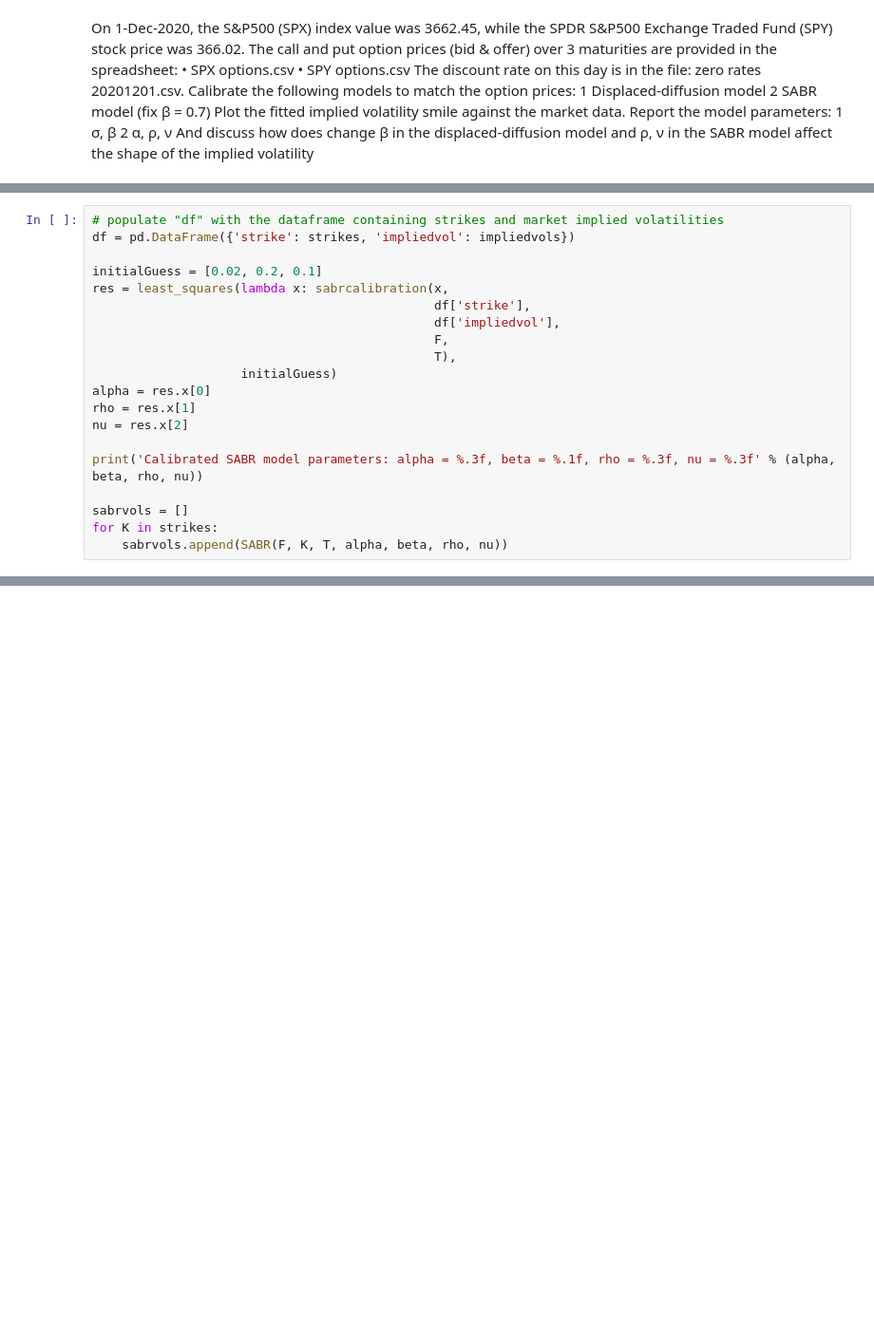
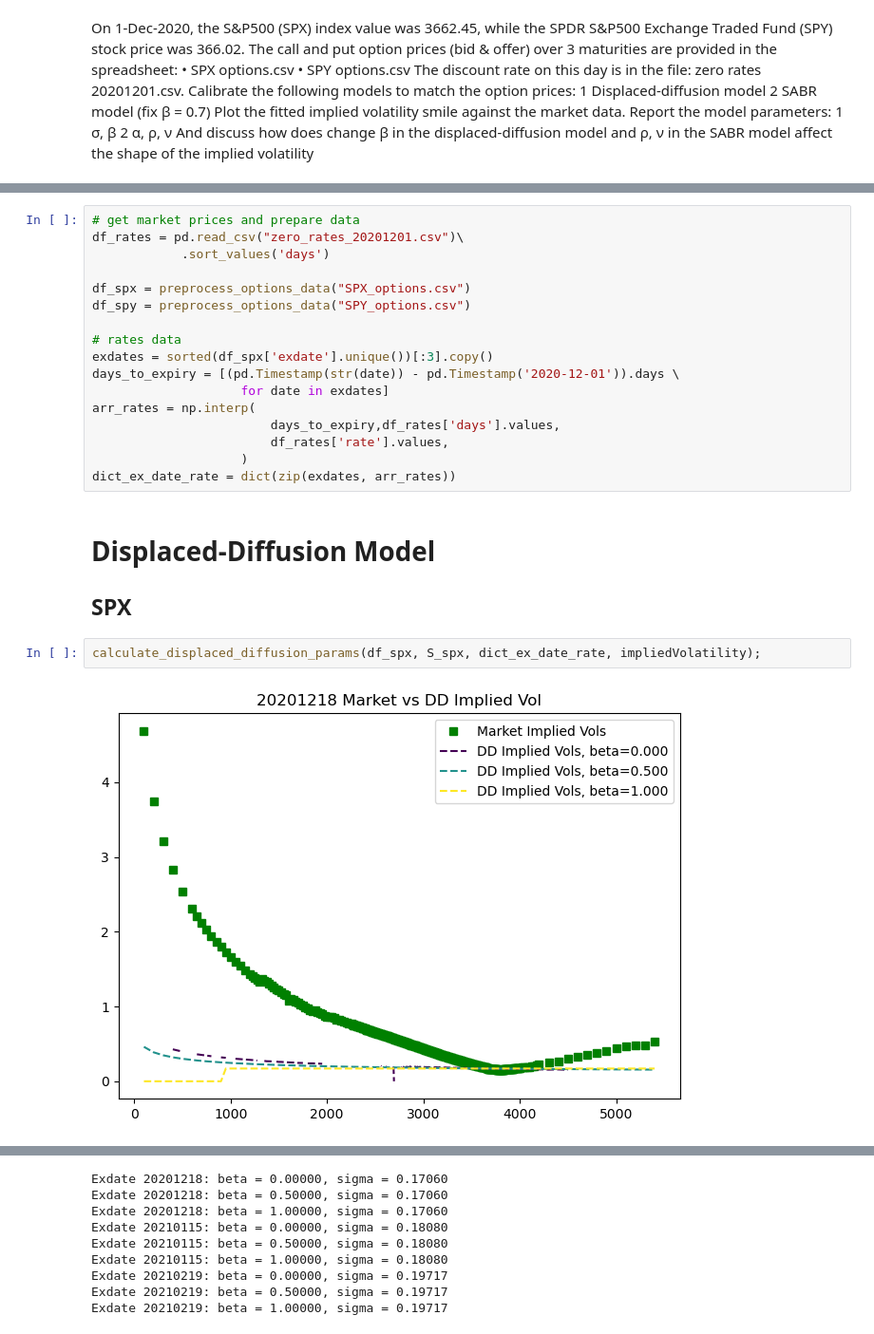
Before and after one commit to changjulian17/mqf_practice, a Jupyter notebook: QF620_Stochastic Modelling_in_Finance/Project/Part2.ipynb, the cells around one changed output, grey strips where cells are left out. Shown at 95% size. Cells and saved outputs as stored; diff of their text form; blank space fills up the shorter version.

```diff
--- a/QF620_Stochastic Modelling_in_Finance/Project/Part2.ipynb
+++ b/QF620_Stochastic Modelling_in_Finance/Project/Part2.ipynb
@@ -248,20 +24,0 @@ Calibrated SABR model parameters: alpha = 1.212, beta = 0.7, rho = -0.301, nu =
-# %%
-# populate "df" with the dataframe containing strikes and market implied volatilities
-df = pd.DataFrame({'strike': strikes, 'impliedvol': impliedvols})
-
-initialGuess = [0.02, 0.2, 0.1]
-res = least_squares(lambda x: sabrcalibration(x,
-                                              df['strike'],
-                                              df['impliedvol'],
-                                              F,
-                                              T),
-                    initialGuess)
-alpha = res.x[0]
-rho = res.x[1]
-nu = res.x[2]
-
-print('Calibrated SABR model parameters: alpha = %.3f, beta = %.1f, rho = %.3f, nu = %.3f' % (alpha, beta, rho, nu))
-
-sabrvols = []
-for K in strikes:
-    sabrvols.append(SABR(F, K, T, alpha, beta, rho, nu))
@@ -267,0 +488,24 @@ for K in strikes:
+# %%
+# get market prices and prepare data
+df_rates = pd.read_csv("zero_rates_20201201.csv")\
+            .sort_values('days')
+
+df_spx = preprocess_options_data("SPX_options.csv")
+df_spy = preprocess_options_data("SPY_options.csv")
+
+# rates data
+exdates = sorted(df_spx['exdate'].unique())[:3].copy()
+days_to_expiry = [(pd.Timestamp(str(date)) - pd.Timestamp('2020-12-01')).days \
+                    for date in exdates]
+arr_rates = np.interp(
+                        days_to_expiry,df_rates['days'].values,
+                        df_rates['rate'].values,
+                    )
+dict_ex_date_rate = dict(zip(exdates, arr_rates))
+# %% [markdown]
+# Displaced-Diffusion Model
+## SPX
+# %%
+calculate_displaced_diffusion_params(df_spx, S_spx, dict_ex_date_rate, impliedVolatility);
+# %% [output]
+[figure, added]
@@ -267,0 +514,9 @@ for K in strikes:
+Exdate 20201218: beta = 0.00000, sigma = 0.17060
+Exdate 20201218: beta = 0.50000, sigma = 0.17060
+Exdate 20201218: beta = 1.00000, sigma = 0.17060
+Exdate 20210115: beta = 0.00000, sigma = 0.18080
+Exdate 20210115: beta = 0.50000, sigma = 0.18080
+Exdate 20210115: beta = 1.00000, sigma = 0.18080
+Exdate 20210219: beta = 0.00000, sigma = 0.19717
+Exdate 20210219: beta = 0.50000, sigma = 0.19717
+Exdate 20210219: beta = 1.00000, sigma = 0.19717
```
Also changed, not shown: parts of 15 cells of this notebook, 10 other files.
